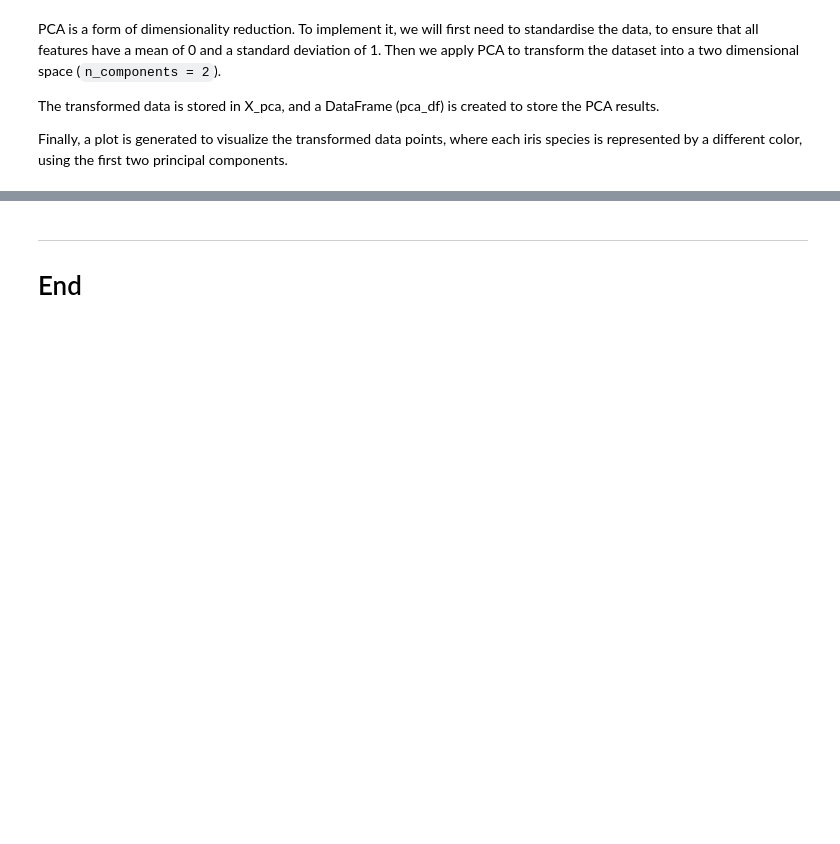
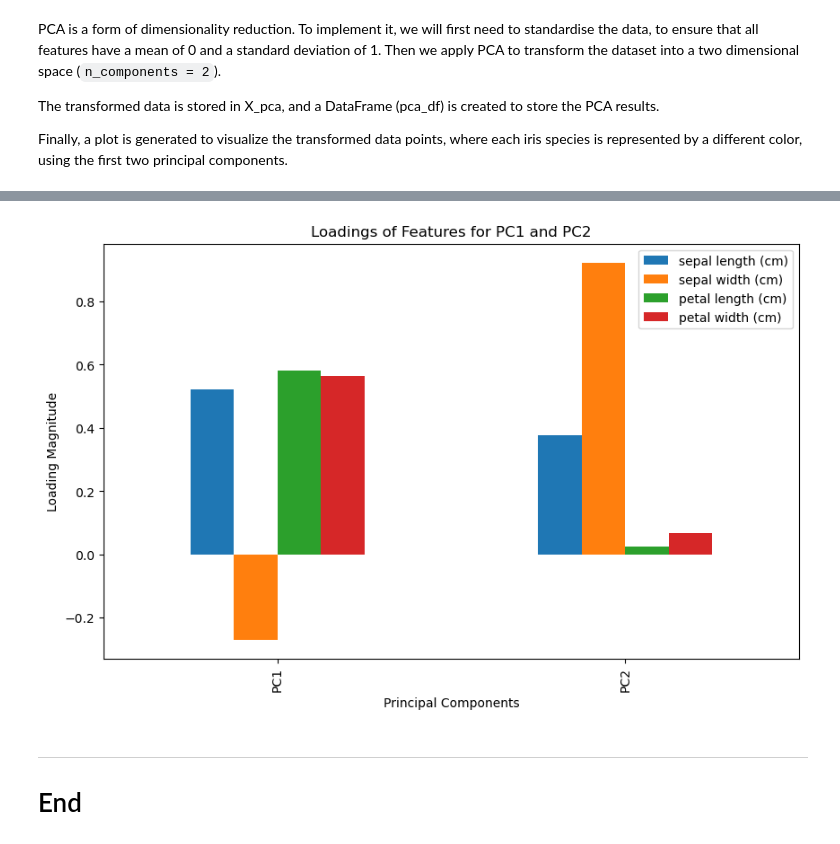
Before and after one commit to nexlanglxm/machine-learning-and-statistics, a Jupyter notebook: tasks.ipynb, the cells around one changed output, grey strips where cells are left out. Drawn from its saved outputs; the diff is of its cells as text; code cells hidden in the pictures; blank space fills up the shorter version.

```diff
--- a/tasks.ipynb
+++ b/tasks.ipynb
@@ -215,3 +239,19 @@ pca_df = pd.DataFrame(data=x_pca, columns=["PC1", "PC2"])
+# %%
+# Get the loadings for PC1 and PC2
+loadings = pca.components_
+
+# Create a DataFrame to store loadings
+loadings_df = pd.DataFrame(loadings, columns=iris.feature_names, index=['PC1', 'PC2'])
+
+# Plotting the loadings as a bar plot
+loadings_df.plot(kind='bar', figsize=(10, 6))
+plt.title('Loadings of Features for PC1 and PC2')
+plt.xlabel('Principal Components')
+plt.ylabel('Loading Magnitude')
+plt.legend(loc='upper right')
+plt.show()
+# %% [output]
+[figure, added]
 # %% [markdown]
 ***
 # End
```
Also changed, not shown: parts of 6 cells of this notebook.
